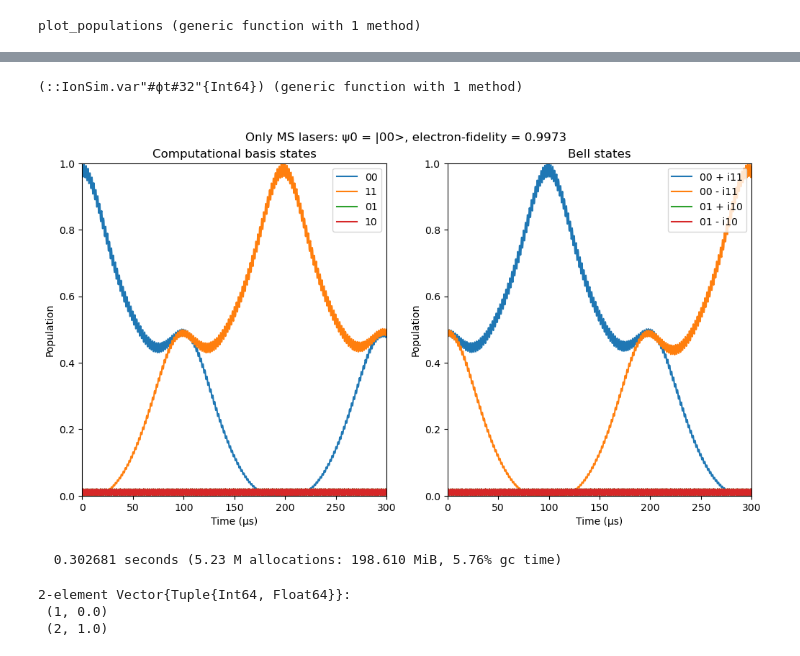
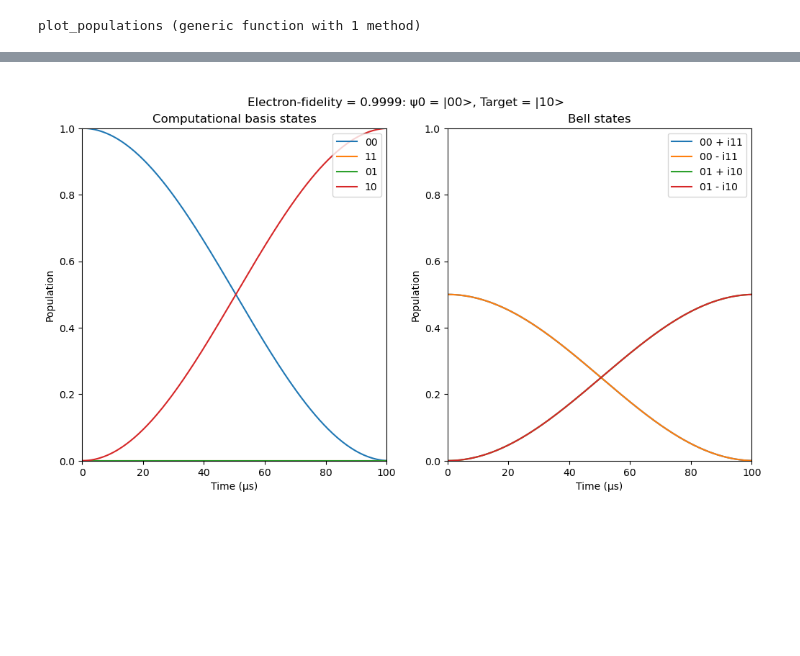
Before and after one commit to SQRLab/IonSim, a Jupyter notebook: noise_sim/noise_sim_example.ipynb, the cells around one changed output, grey strips where cells are left out. Saved outputs shown, nothing was run; the diff lists cells and outputs as text; code cells hidden in the pictures; blank space fills up the shorter version.

```diff
--- a/noise_sim/noise_sim_example.ipynb
+++ b/noise_sim/noise_sim_example.ipynb
@@ -253,17 +331,16 @@ RX (generic function with 2 methods)
 # %%
-chain_2i = construct_two_ion_chamber(μ_I, μ_ν, μ_ν, μ_f_cl, μ_ϕ, B=B_STRENGTH, ms_π2_time=MS_π2_TIME, ac_correction=AC_CORRECTION);
+chamber = construct_two_ion_chamber(μ_I, μ_ν, μ_ν, μ_f_cl, μ_ϕ, MS_π2_TIME, B=B_STRENGTH, ac_correction=AC_CORRECTION);
 
-og_params = prep_for_single_qubit_gate(chain_2i, 1);
+ket0_vib_mode= IonSim.modes(chamber)[1][0] # ground state of first vibrational mode
+dm0_vib_mode = dm(ket0_vib_mode)
+ψ0 = ket_00 ⊗ ket0_vib_mode
 
-ket0_vib_mode= IonSim.modes(chamber_2i)[1][0] # ground state of first vibrational mode
-dm0_vib_mode = dm(ket0_vib_mode)
-
-h = hamiltonian(chamber_2i, timescale=TIMESCALE, lamb_dicke_order=1, rwa_cutoff=Inf);
-tout00, sol00 = timeevolution.schroedinger_dynamic(T_RANGE/TIMESCALE, ket_00 ⊗ ket0_vib_mode, h);
+h = hamiltonian(chamber_1, timescale=TIMESCALE, lamb_dicke_order=1, rwa_cutoff=Inf);
+@time tout00, sol00 = timeevolution.schroedinger_dynamic(3*T_RANGE/TIMESCALE, ket_00 ⊗ ket0_vib_mode, h);
 ρ_final = ptrace(dm(sol00[end]), 3)
-fid = round(real(fidelity(ρ_final, dm(ket_10))), digits=4)
-fig = plot_populations_double(chamber_2i, tout00, sol00)
-fig.suptitle("\nOnly MS lasers: ψ0 = |00>, electron-fidelity = $fid")
+fid = round(real(fidelity(ρ_final, ρ_00_m_i11)), digits=4)
+fig = plot_populations_double(chamber_1, tout00, sol00)
+fig.suptitle("\nElectron-fidelity = $fid: ψ0 = |00>, target = |00> - i|11>")
 plt.display(fig)
 plt.close(fig)
 # %% [output]
@@ -399,4 +350,0 @@ RX (generic function with 2 methods)
-# %%
-chamber = construct_two_qubit_chamber(μ_I, μ_ν, μ_f_cl, μ_ϕ, B = B_STRENGTH, ms_π2_time = MS_π2_TIME, ac_correction = AC_CORRECTION)
-
-ψ0 = ket_00 ⊗ IonSim.modes(chamber)[1][0]
@@ -517,43 +351,12 @@ chamber_1 = Chamber(iontrap=chain_1, B=B_STRENGTH, Bhat=(x̂ + ẑ)/√2, lasers
-# %%
-phase!(chamber.lasers[1], chamber.lasers[2].ϕ)
-# %% [output]
-(::IonSim.var"#ϕt#32"{Int64}) (generic function with 1 method)
 # %%
-ket0_vib_mode= IonSim.modes(chamber_1)[1][0] # ground state of first vibrational mode
-dm0_vib_mode = dm(ket0_vib_mode)
+tout_RX, sol_RX = RX(chamber, 1, π, ket_00 ⊗ ket0_vib_mode, MS_π2_TIME);
 
-h = hamiltonian(chamber_1, timescale=TIMESCALE, lamb_dicke_order=1, rwa_cutoff=Inf);
-@time tout00, sol00 = timeevolution.schroedinger_dynamic(3*T_RANGE/TIMESCALE, ket_00 ⊗ ket0_vib_mode, h);
-ρ_final = ptrace(dm(sol00[end]), 3)
-fid = round(real(fidelity(ρ_final, ρ_00_m_i11)), digits=4)
-fig = plot_populations_double(chamber_1, tout00, sol00)
-fig.suptitle("\nOnly MS lasers: ψ0 = |00>, electron-fidelity = $fid")
+ρ_final = ptrace(dm(sol_RX[end]), 3)
+fid = round(real(fidelity(ρ_final, dm(ket_10))), digits=4)
+fig = plot_populations_double(chamber, tout_RX, sol_RX)
+fig.suptitle("\nElectron-fidelity = $fid: ψ0 = |00>, Target = |10>")
 plt.display(fig)
 plt.close(fig)
 # %% [output]
-[figure, old version]
+[figure, new version]
-  0.302681 seconds (5.23 M allocations: 198.610 MiB, 5.76% gc time)
-# %%
-detuning!(chamber_1.lasers[1], 0)
-detuning!(chamber_1.lasers[2], 0)
-
-λ_tr = transitionwavelength(CALCIUM40, ("S", "D"), chamber_1)
-wavelength!(chamber_1.lasers[1], λ_tr)
-wavelength!(chamber_1.lasers[2], λ_tr)
-
-intensity!(chamber_1.lasers[1], intensity_from_pitime(chamber_1.lasers[1], MS_π2_TIME, CALCIUM40, ("S", "D"), chamber_1))
-intensity!(chamber_1.lasers[2], intensity_from_pitime(chamber_1.lasers[1], MS_π2_TIME, CALCIUM40, ("S", "D"), chamber_2))
-
-polarization!(chamber_1.lasers[1], x̂)
-polarization!(chamber_1.lasers[2], x̂)
-
-wavevector!(chamber_1.lasers[1], ẑ)
-wavevector!(chamber_1.lasers[2], ẑ)
-
-pointing!(chamber_1.lasers[1], [(1, 1.), (2, 0.)])
-pointing!(chamber_1.lasers[2], [(1, 0.), (2, 1.)])
-# %% [output]
-2-element Vector{Tuple{Int64, Float64}}:
- (1, 0.0)
- (2, 1.0)
 # %%
```
Also changed, not shown: parts of 32 cells of this notebook, 1 other file.
